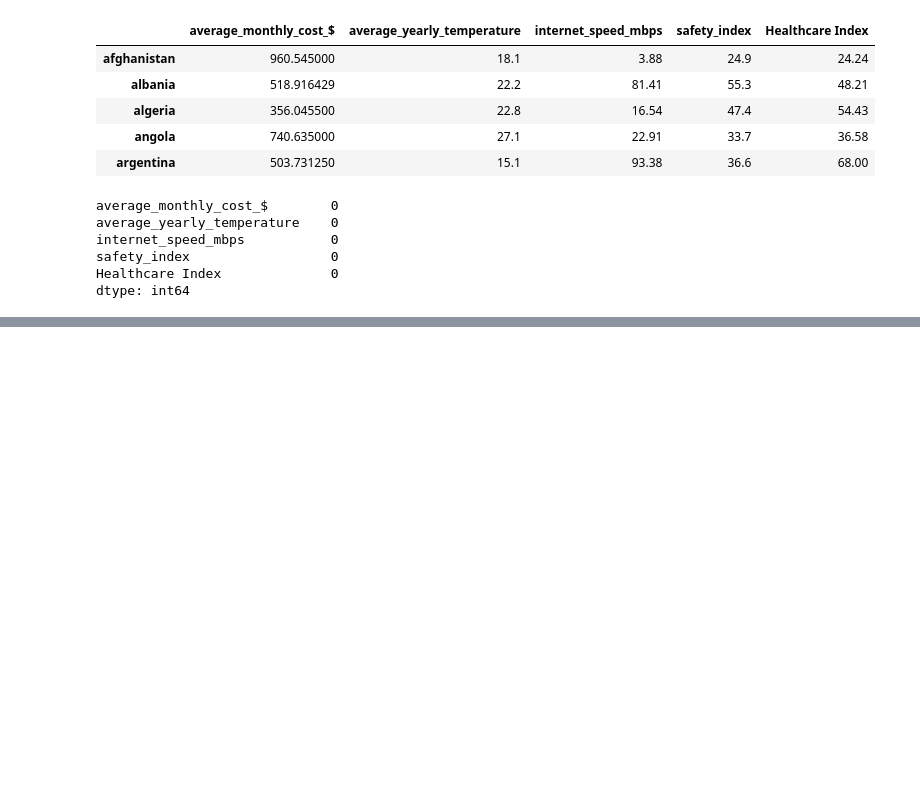
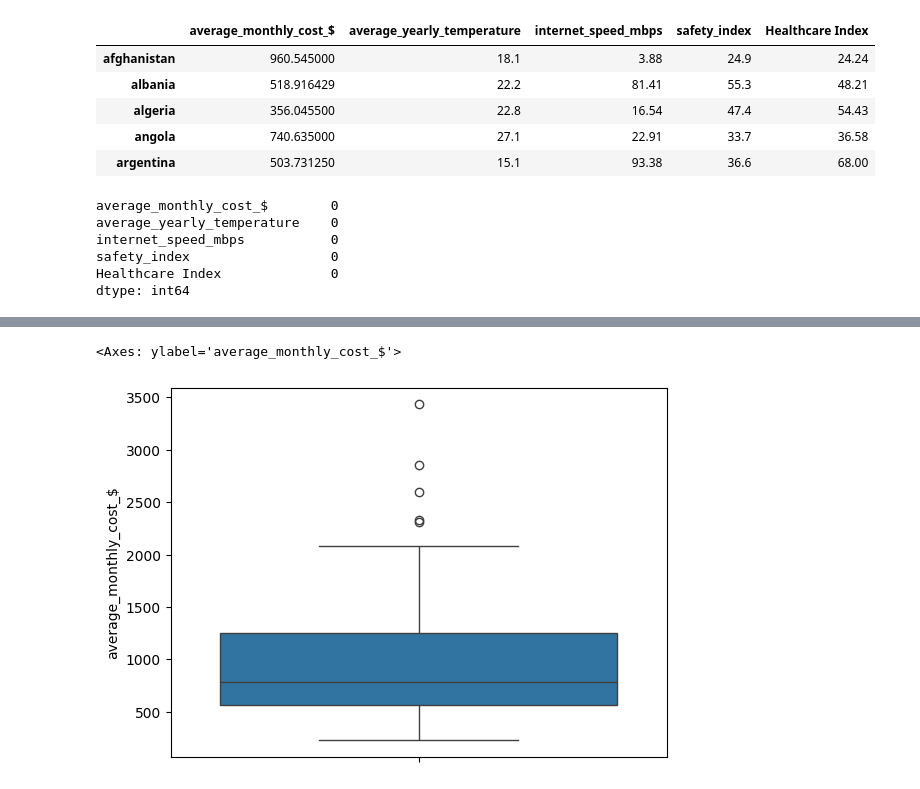
Before and after one commit to Brgtt07/project_ics, a Jupyter notebook: notebooks/dataset_merging.ipynb, the cells around one changed output, grey strips where cells are left out. Cells and saved outputs as stored; diff of their text form; code cells hidden in the pictures; blank space fills up the shorter version.

```diff
--- a/notebooks/dataset_merging.ipynb
+++ b/notebooks/dataset_merging.ipynb
@@ -262,0 +277,8 @@ merged_data.to_csv("../raw_data/merged_country_level/merged_data.csv")
+# %%
+import seaborn as sns
+sns.boxplot(merged_data["average_monthly_cost_$"])
+
+#create a
+# %% [output]
+<Axes: ylabel='average_monthly_cost_$'>
+[figure, added]
```
Also changed, not shown: parts of 2 cells of this notebook, 3 other files.
